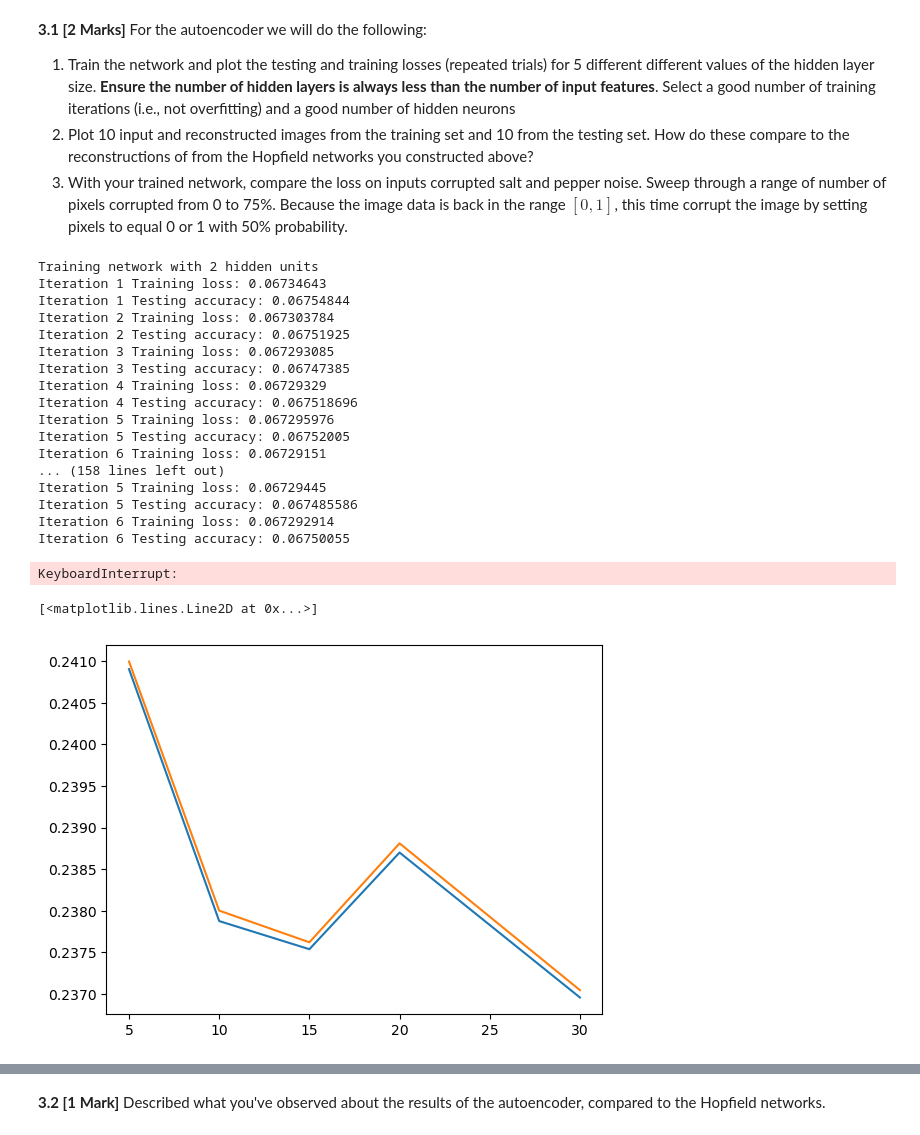
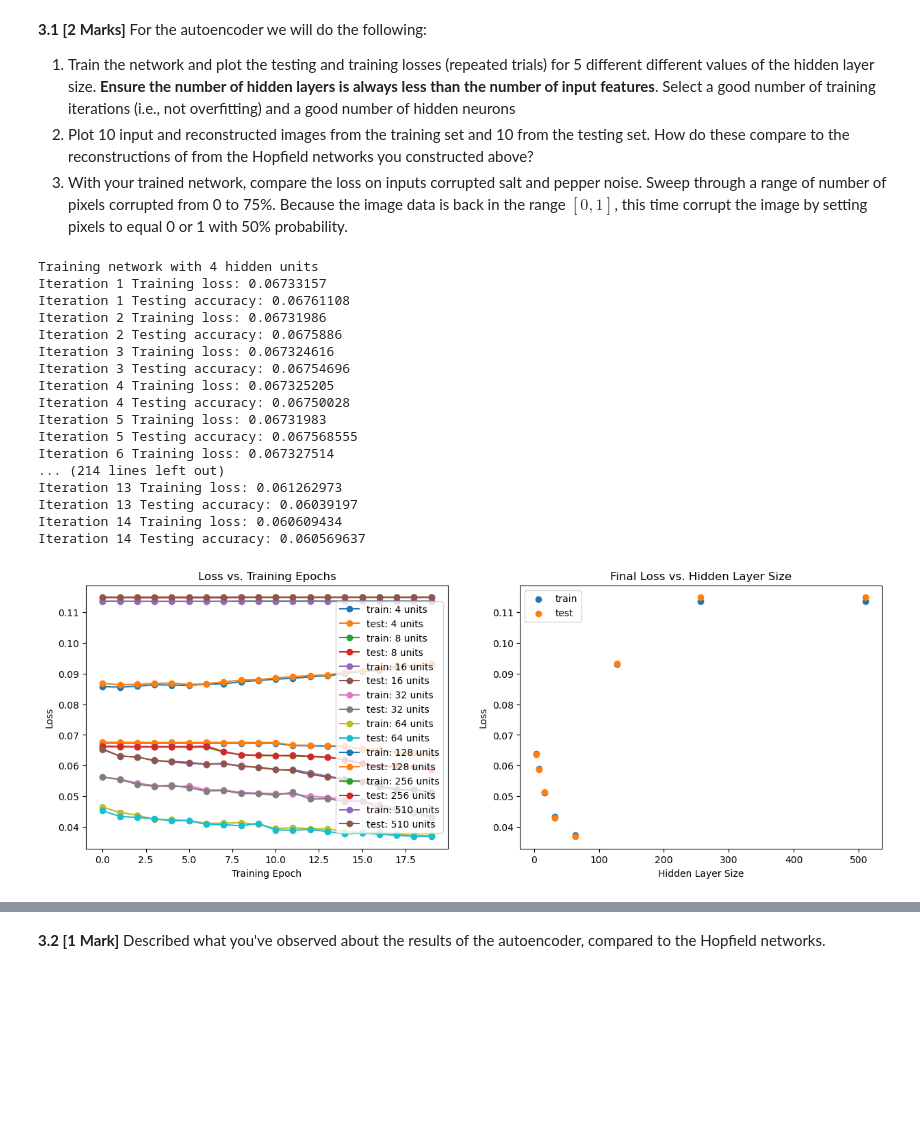
Before and after one commit to kateharvey/SYDE552, a Jupyter notebook: Assignments/20829173-syde552-assignment3.ipynb, the cells around one changed output, grey strips where cells are left out. Cells and saved outputs as stored; diff of their text form; code cells hidden in the pictures; blank space fills up the shorter version.

```diff
--- a/Assignments/20829173-syde552-assignment3.ipynb
+++ b/Assignments/20829173-syde552-assignment3.ipynb
@@ -331,9 +328,9 @@ def salt_and_pepper(data, prob):
     '''
     This method guarantees the same number of pixels are flipped in each image
     '''
-    for img in data:
+    for img in range(data.shape[0]):
         # get number of pixels to flip for image size and selected probability:
-        n_pixels = data.shape[1] * prob
+        n_pixels = int(data.shape[1] * prob)
 
         # select a random sample of n_pixels:
         permuted = np.random.permutation(np.arange(0, data.shape[1], 1))
@@ -564,11 +561,11 @@ def continue_training(training_loss, testing_loss):
     for i in range(10):  # train the network 10 times
         epoch_loss = []
         for data, target in train_loader:       # working in batchs of 1000
-            optim.zero_grad()               # initialize the learning system
+            optimizer.zero_grad()               # initialize the learning system
             output = network(data)              # feed in the data
             loss = F.mse_loss(output, target)   # compute how wrong the output is
             loss.backward()                     # change the weights to reduce error
-            optim.step()                    # update the learning rule
+            optimizer.step()                    # update the learning rule
             epoch_loss.append(loss.detach().numpy())
 
     # update the list of training accuracy values
@@ -600,9 +597,11 @@ network = Autoencoder(784, 3)
 optimizer = torch.optim.Adam(network.parameters(), lr = 1e-1)
 # %%
 # 3.1.a - Train the network
-hidden_layer_sizes = [4, 8, 16, 32, 64] # num units in hidden layer (< num features)
-train_mean = np.zeros((len(hidden_layer_sizes), 10)) # row for each hidden layer size
-test_mean = np.zeros((len(hidden_layer_sizes), 10))
+hidden_layer_sizes = [4, 8, 16, 32, 64, 128, 256, 510] # num units in hidden layer (< num features)
+num_epochs = 20
+train_mean = np.zeros((len(hidden_layer_sizes), num_epochs)) # row for each hidden layer size; col for each epoch
+test_mean = np.zeros((len(hidden_layer_sizes), num_epochs))
+autoencoders = [] # store a list of networks so the best one can be used later
 
 # train the network, for 5 different values of hidden layer size
 for i, sz in enumerate(hidden_layer_sizes):
@@ -615,10 +614,11 @@ for i, sz in enumerate(hidden_layer_sizes):
 
         # create autoencoder
         network = Autoencoder(784, sz)
-        optimizer = torch.optim.Adam(network.parameters(), lr = 1e-1)
+        autoencoders.append(network)
+        optimizer = torch.optim.Adam(network.parameters(), lr=1e-1)
 
         # train network for 10 epochs
-        for iter in range(10):
+        for iter in range(num_epochs):
             continue_training(training_loss, testing_loss)
 
         train_mean[i] += np.array(training_loss)
@@ -627,34 +627,39 @@ for i, sz in enumerate(hidden_layer_sizes):
     train_mean[i] /= 5
     test_mean[i] /= 5
 # %% [output]
-Training network with 2 hidden units
-Iteration 1 Training loss: 0.06734643
-Iteration 1 Testing accuracy: 0.06754844
-Iteration 2 Training loss: 0.067303784
-Iteration 2 Testing accuracy: 0.06751925
-Iteration 3 Training loss: 0.067293085
-Iteration 3 Testing accuracy: 0.06747385
-Iteration 4 Training loss: 0.06729329
-Iteration 4 Testing accuracy: 0.067518696
-Iteration 5 Training loss: 0.067295976
-Iteration 5 Testing accuracy: 0.06752005
-Iteration 6 Training loss: 0.06729151
-... (158 lines left out)
-Iteration 5 Training loss: 0.06729445
-Iteration 5 Testing accuracy: 0.067485586
-Iteration 6 Training loss: 0.067292914
-Iteration 6 Testing accuracy: 0.06750055
+Training network with 4 hidden units
+Iteration 1 Training loss: 0.06733157
+Iteration 1 Testing accuracy: 0.06761108
+Iteration 2 Training loss: 0.06731986
+Iteration 2 Testing accuracy: 0.0675886
+Iteration 3 Training loss: 0.067324616
+Iteration 3 Testing accuracy: 0.06754696
+Iteration 4 Training loss: 0.067325205
+Iteration 4 Testing accuracy: 0.06750028
+Iteration 5 Training loss: 0.06731983
+Iteration 5 Testing accuracy: 0.067568555
+Iteration 6 Training loss: 0.067327514
+... (214 lines left out)
+Iteration 13 Training loss: 0.061262973
+Iteration 13 Testing accuracy: 0.06039197
+Iteration 14 Training loss: 0.060609434
+Iteration 14 Testing accuracy: 0.060569637
-KeyboardInterrupt:
 # %%
 # plot training and testing loss (averaged over 5 trials):
-fig, ax = plt.subplots(figsize=(10,5))
+fig, (ax1, ax2) = plt.subplots(1, 2, figsize=(15,5))
+
+# plot 1: loss vs. training epochs
 for i, sz in enumerate(hidden_layer_sizes):
-    ax.plot(hidden_layer_sizes, train_mean[i], 'o-', label=f'train: {sz} units')
-    ax.plot(hidden_layer_sizes, test_mean[i], 'o-', label=f'test: {sz} units')
+    ax1.plot(train_mean[i], 'o-', label=f'train: {sz} units')
+    ax1.plot(test_mean[i], 'o-', label=f'test: {sz} units')
+ax1.set(title='Loss vs. Training Epochs', xlabel='Training Epoch', ylabel='Loss')
+ax1.legend(prop={'size': 6})
 
-ax.set(title='Loss vs. Number of Hidden Units', xlabel='Training Epoch', ylabel='Loss')
-ax.legend()
-fig.show()
+# plot 2: final loss vs. hidden layer size
+ax2.scatter(hidden_layer_sizes, np.array(train_mean[:,-1]), marker='o', label=f'train')
+ax2.scatter(hidden_layer_sizes, np.array(test_mean[:,-1]), marker='o', label=f'test')
+ax2.set(title='Final Loss vs. Hidden Layer Size', xlabel='Hidden Layer Size', ylabel='Loss')
+ax2.legend()
+plt.show()
 # %% [output]
-[<matplotlib.lines.Line2D at 0x...>]
-[figure, old version]
+[figure, new version]
```
Also changed, not shown: parts of 11 cells of this notebook.
